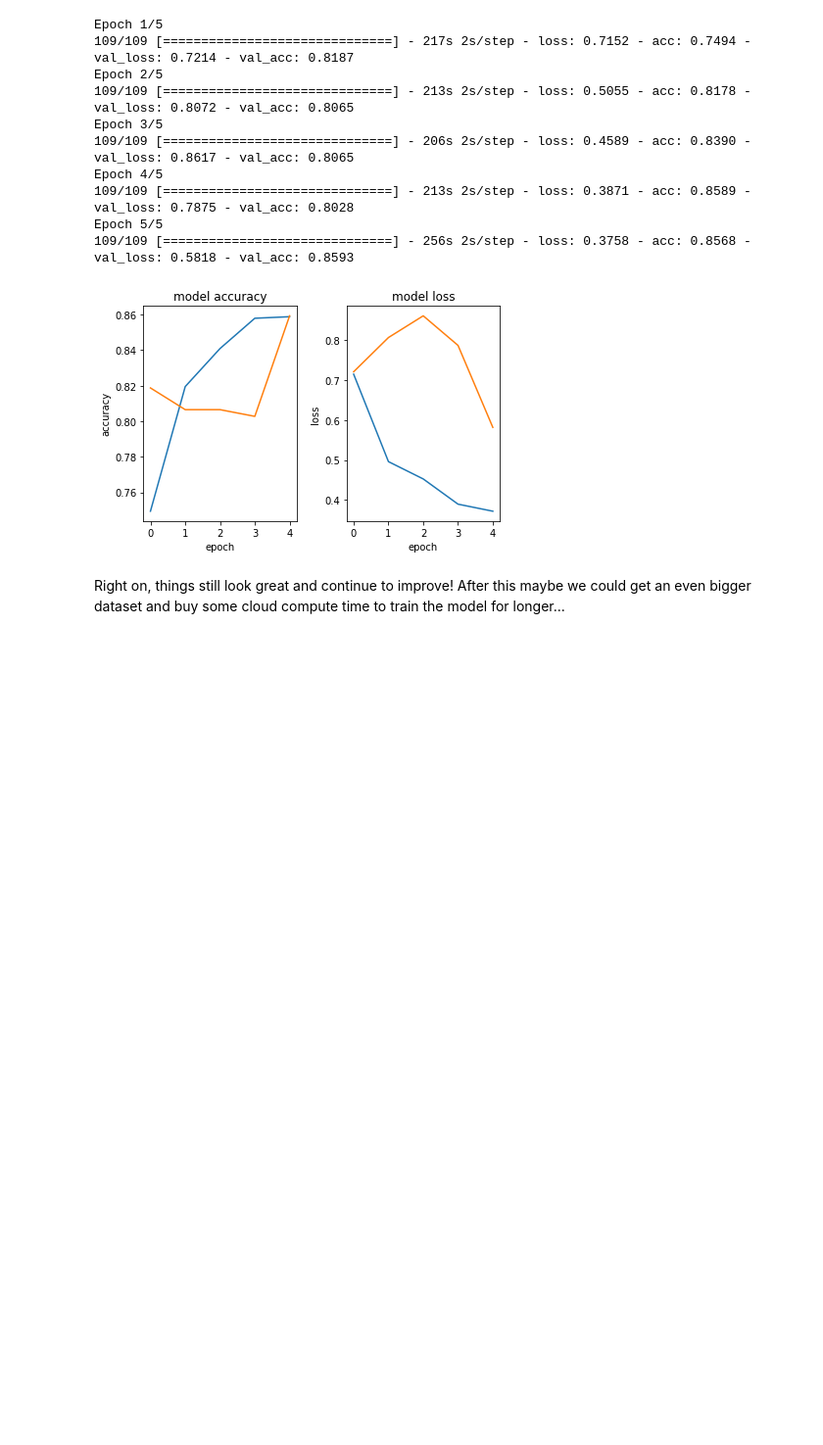
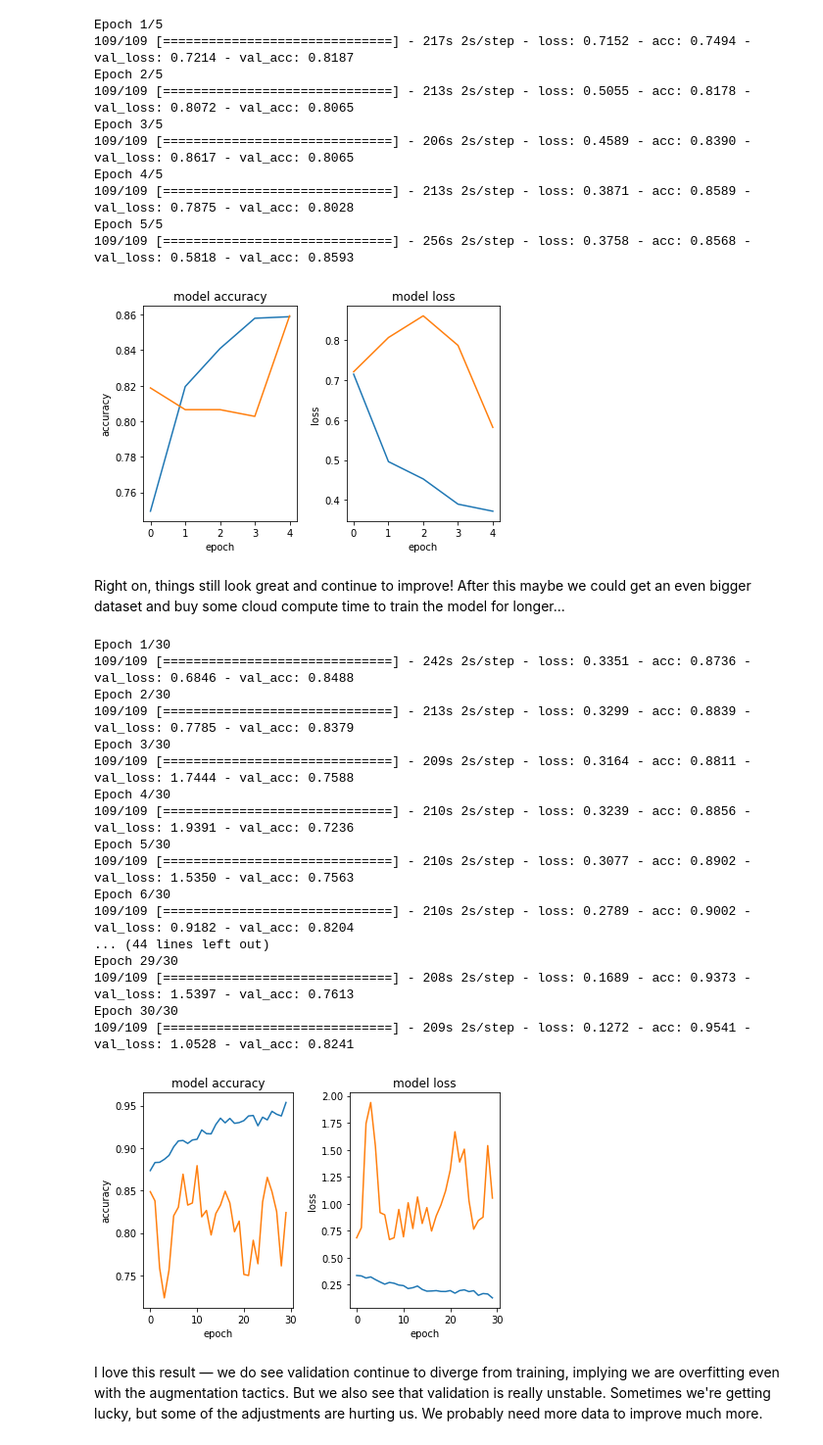
Before and after one commit to Tebs-Lab/intro-to-deep-learning, a Jupyter notebook: 04-convolutional-neural-networks/04-a-realistic-CNN-pipeline.ipynb, the cells around one changed output. Shown: that part at 98% size. Saved outputs shown, nothing was run; the diff lists cells and outputs as text; code cells hidden in the pictures; blank space fills up the shorter version.

```diff
--- a/04-convolutional-neural-networks/04-a-realistic-CNN-pipeline.ipynb
+++ b/04-convolutional-neural-networks/04-a-realistic-CNN-pipeline.ipynb
@@ -291,3 +291,34 @@ Epoch 5/5
 [figure]
 # %% [markdown]
 Right on, things still look great and continue to improve! After this maybe we could get an even bigger dataset and buy some cloud compute time to train the model for longer...
+# %%
+# I ran this one overnight, just for fun, and to see if we started to overfit
+history = model.fit_generator(train_generator.flow(x_train, y_train, batch_size=batch_size),
+                    steps_per_epoch=len(x_train) // batch_size,
+                    epochs=30,
+                    validation_data=validation_generator.flow(x_validation, y_validation),
+                    validation_steps=len(x_validation) // batch_size
+)
+
+plot_training_history(history, model)
+# %% [output]
+Epoch 1/30
+109/109 [==============================] - 242s 2s/step - loss: 0.3351 - acc: 0.8736 - val_loss: 0.6846 - val_acc: 0.8488
+Epoch 2/30
+109/109 [==============================] - 213s 2s/step - loss: 0.3299 - acc: 0.8839 - val_loss: 0.7785 - val_acc: 0.8379
+Epoch 3/30
+109/109 [==============================] - 209s 2s/step - loss: 0.3164 - acc: 0.8811 - val_loss: 1.7444 - val_acc: 0.7588
+Epoch 4/30
+109/109 [==============================] - 210s 2s/step - loss: 0.3239 - acc: 0.8856 - val_loss: 1.9391 - val_acc: 0.7236
+Epoch 5/30
+109/109 [==============================] - 210s 2s/step - loss: 0.3077 - acc: 0.8902 - val_loss: 1.5350 - val_acc: 0.7563
+Epoch 6/30
+109/109 [==============================] - 210s 2s/step - loss: 0.2789 - acc: 0.9002 - val_loss: 0.9182 - val_acc: 0.8204
+... (44 lines left out)
+Epoch 29/30
+109/109 [==============================] - 208s 2s/step - loss: 0.1689 - acc: 0.9373 - val_loss: 1.5397 - val_acc: 0.7613
+Epoch 30/30
+109/109 [==============================] - 209s 2s/step - loss: 0.1272 - acc: 0.9541 - val_loss: 1.0528 - val_acc: 0.8241
+[figure, added]
+# %% [markdown]
+I love this result — we do see validation continue to diverge from training, implying we are overfitting even with the augmentation tactics. But we also see that validation is really unstable. Sometimes we're getting lucky, but some of the adjustments are hurting us. We probably need more data to improve much more.
```
Also changed, not shown: 2 other files.
